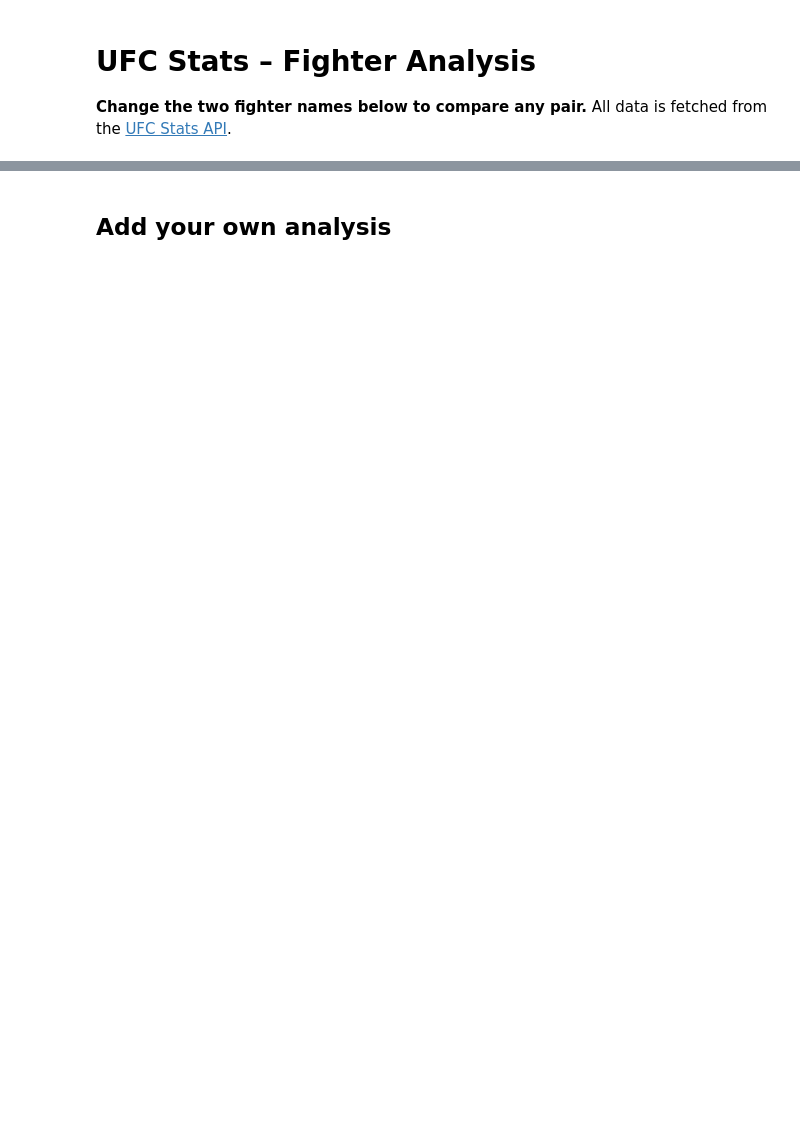
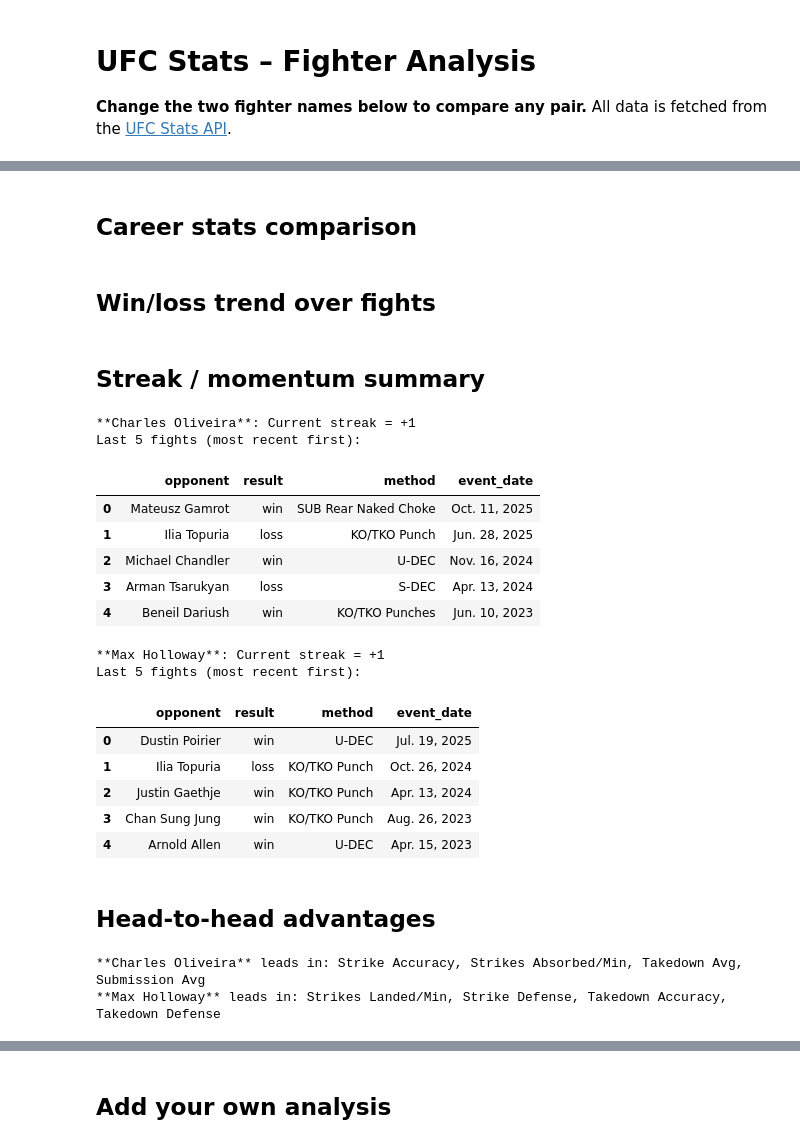
Before and after one commit to mma-squared/fight-lab, a Jupyter notebook: notebooks/starting-template.ipynb, the cells around one changed output, grey strips where cells are left out. Drawn from its saved outputs; the diff is of its cells as text; code cells hidden in the pictures; blank space fills up the shorter version.

```diff
--- a/notebooks/starting-template.ipynb
+++ b/notebooks/starting-template.ipynb
@@ -113,0 +82,2 @@ data["all_fights"]
+# %% [markdown]
+## Career stats comparison
@@ -113,0 +106,2 @@ data["all_fights"]
+# %% [markdown]
+## Win/loss trend over fights
@@ -113,0 +150,66 @@ data["all_fights"]
+# %% [markdown]
+## Streak / momentum summary
+# %%
+# Current streak and last 5 fights (most recent first)
+def sort_fights_chrono(df):
+    d = df.copy()
+    d["_date"] = pd.to_datetime(d["event_date"], errors="coerce")
+    return d.sort_values("_date", ascending=True)  # oldest first (chronological)
+
+def get_streak(results_chronological):
+    """
+    Compute streak from last 5 fights. results_chronological = oldest→newest.
+    Iterate in order; final streak = current streak from most recent fight.
+    Skips nc/draw.
+    """
+    streak = 0
+    for r in results_chronological:
+        r = str(r).strip().lower() if pd.notna(r) else ""
+        if r in ("win", "w"):
+            streak = streak + 1 if streak >= 0 else 1
+        elif r in ("loss", "l"):
+            streak = streak - 1 if streak <= 0 else -1
+        elif r in ("nc", "no contest", "draw", "d"):
+            continue
+        else:
+            break
+    return streak
+
+for name, fights in [(FIGHTER_1, data["fighter1_fights"]), (FIGHTER_2, data["fighter2_fights"])]:
+    ordered = sort_fights_chrono(fights)
+    last_5 = ordered.tail(5)  # 5 most recent (chronological: oldest→newest)
+    results = last_5["result"].tolist()
+    streak = get_streak(results)
+    print(f"**{name}**: Current streak = {streak:+d}")
+    print("Last 5 fights (most recent first):")
+    display(last_5.iloc[::-1][["opponent", "result", "method", "event_date"]])
+# %% [output]
+**Charles Oliveira**: Current streak = +1
+Last 5 fights (most recent first):
+|  | opponent | result | method | event_date |
+| 0 | Mateusz Gamrot | win | SUB Rear Naked Choke | Oct. 11, 2025 |
+| 1 | Ilia Topuria | loss | KO/TKO Punch | Jun. 28, 2025 |
+| 2 | Michael Chandler | win | U-DEC | Nov. 16, 2024 |
+| 3 | Arman Tsarukyan | loss | S-DEC | Apr. 13, 2024 |
+| 4 | Beneil Dariush | win | KO/TKO Punches | Jun. 10, 2023 |
+**Max Holloway**: Current streak = +1
+Last 5 fights (most recent first):
+|  | opponent | result | method | event_date |
+| 0 | Dustin Poirier | win | U-DEC | Jul. 19, 2025 |
+| 1 | Ilia Topuria | loss | KO/TKO Punch | Oct. 26, 2024 |
+| 2 | Justin Gaethje | win | KO/TKO Punch | Apr. 13, 2024 |
+| 3 | Chan Sung Jung | win | KO/TKO Punch | Aug. 26, 2023 |
+| 4 | Arnold Allen | win | U-DEC | Apr. 15, 2023 |
+# %% [markdown]
+## Head-to-head advantages
+# %%
+# Where each fighter holds the edge
+adv = data["compare"][data["compare"]["Stat"] == "Advantages"]
+if not adv.empty:
+    for col in [FIGHTER_1, FIGHTER_2]:
+        val = adv[col].iloc[0]
+        if pd.notna(val) and str(val).strip():
+            print(f"**{col}** leads in: {val}")
+# %% [output]
+**Charles Oliveira** leads in: Strike Accuracy, Strikes Absorbed/Min, Takedown Avg, Submission Avg
+**Max Holloway** leads in: Strikes Landed/Min, Strike Defense, Takedown Accuracy, Takedown Defense
```
Also changed, not shown: parts of 34 cells of this notebook, 8 other files.
